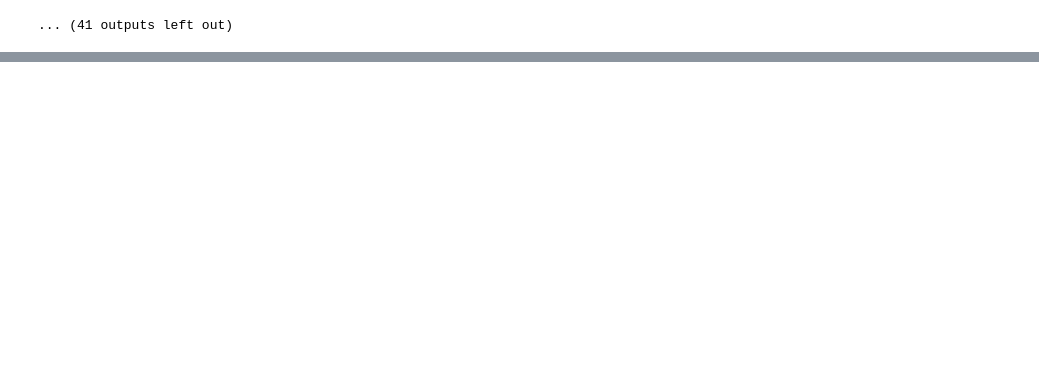
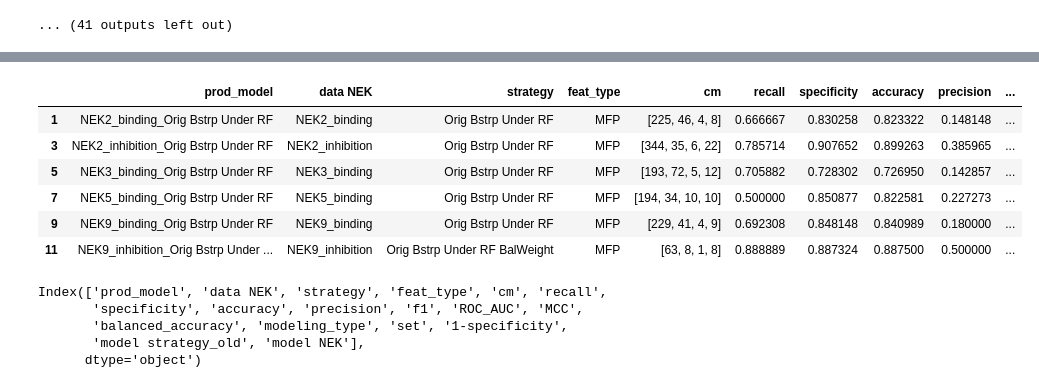
Before and after one commit to radhikasahai/ATOM_CODE, a Jupyter notebook: examples/compare_nanobret_cellular_holdout_prod.ipynb, the cells around one changed output, grey strips where cells are left out. Drawn from its saved outputs; the diff is of its cells as text; code cells hidden in the pictures; blank space fills up the shorter version.

```diff
--- a/examples/compare_nanobret_cellular_holdout_prod.ipynb
+++ b/examples/compare_nanobret_cellular_holdout_prod.ipynb
@@ -222,0 +256,18 @@ See the caveats in the documentation: https://pandas.pydata.org/pandas-docs/stab
+# %%
+rf_prod_results
+# %% [output]
+|  | prod_model | data NEK | strategy | feat_type | cm | recall | specificity | accuracy | precision | ... |
+| 1 | NEK2_binding_Orig Bstrp Under RF | NEK2_binding | Orig Bstrp Under RF | MFP | [225, 46, 4, 8] | 0.666667 | 0.830258 | 0.823322 | 0.148148 | ... |
+| 3 | NEK2_inhibition_Orig Bstrp Under RF | NEK2_inhibition | Orig Bstrp Under RF | MFP | [344, 35, 6, 22] | 0.785714 | 0.907652 | 0.899263 | 0.385965 | ... |
+| 5 | NEK3_binding_Orig Bstrp Under RF | NEK3_binding | Orig Bstrp Under RF | MFP | [193, 72, 5, 12] | 0.705882 | 0.728302 | 0.726950 | 0.142857 | ... |
+| 7 | NEK5_binding_Orig Bstrp Under RF | NEK5_binding | Orig Bstrp Under RF | MFP | [194, 34, 10, 10] | 0.500000 | 0.850877 | 0.822581 | 0.227273 | ... |
+| 9 | NEK9_binding_Orig Bstrp Under RF | NEK9_binding | Orig Bstrp Under RF | MFP | [229, 41, 4, 9] | 0.692308 | 0.848148 | 0.840989 | 0.180000 | ... |
+| 11 | NEK9_inhibition_Orig Bstrp Under ... | NEK9_inhibition | Orig Bstrp Under RF BalWeight | MFP | [63, 8, 1, 8] | 0.888889 | 0.887324 | 0.887500 | 0.500000 | ... |
+# %%
+rf_prod_results.columns
+# %% [output]
+Index(['prod_model', 'data NEK', 'strategy', 'feat_type', 'cm', 'recall',
+       'specificity', 'accuracy', 'precision', 'f1', 'ROC_AUC', 'MCC',
+       'balanced_accuracy', 'modeling_type', 'set', '1-specificity',
+       'model strategy_old', 'model NEK'],
+      dtype='object')
```
Also changed, not shown: parts of 7 cells of this notebook.
